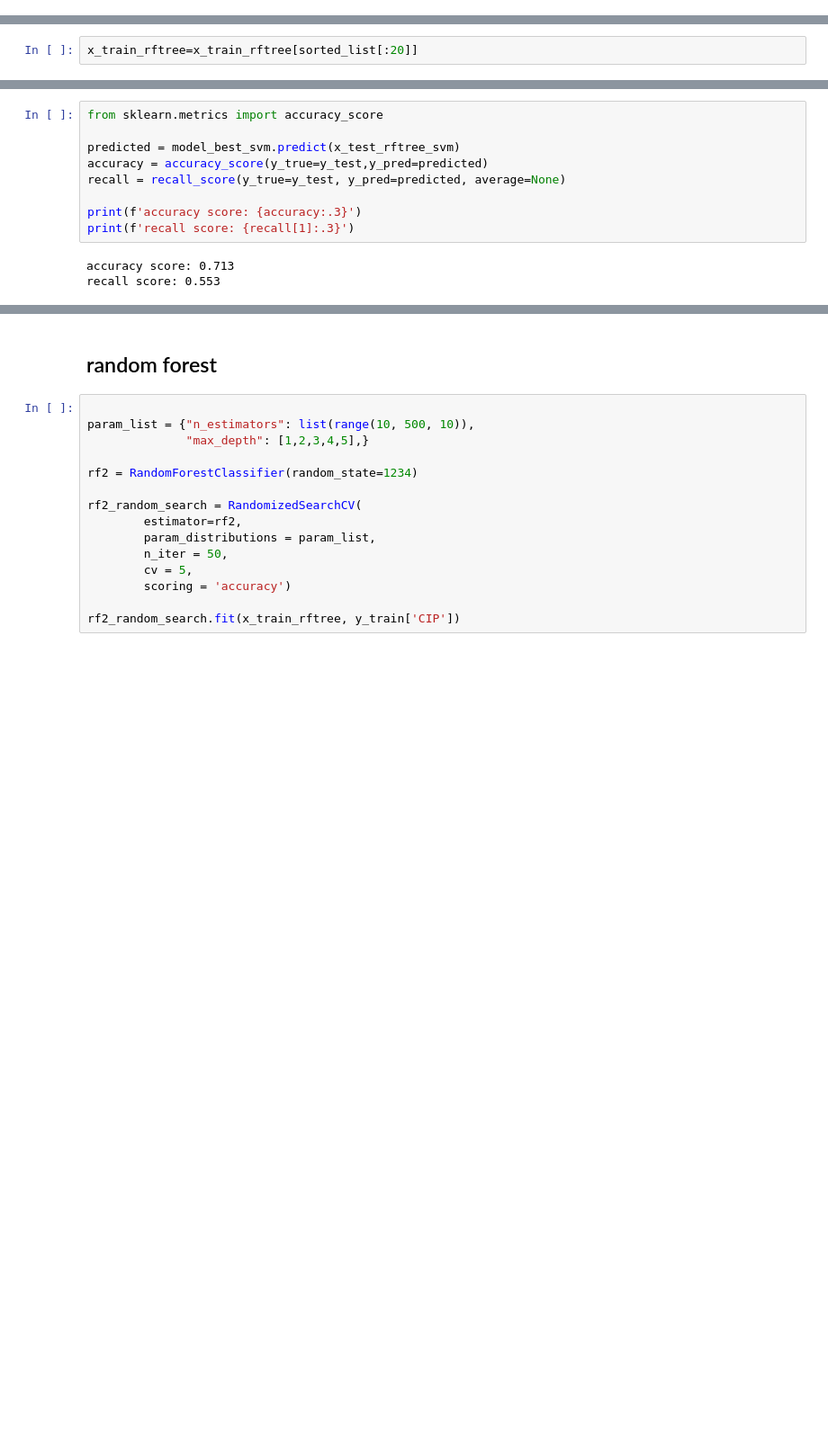
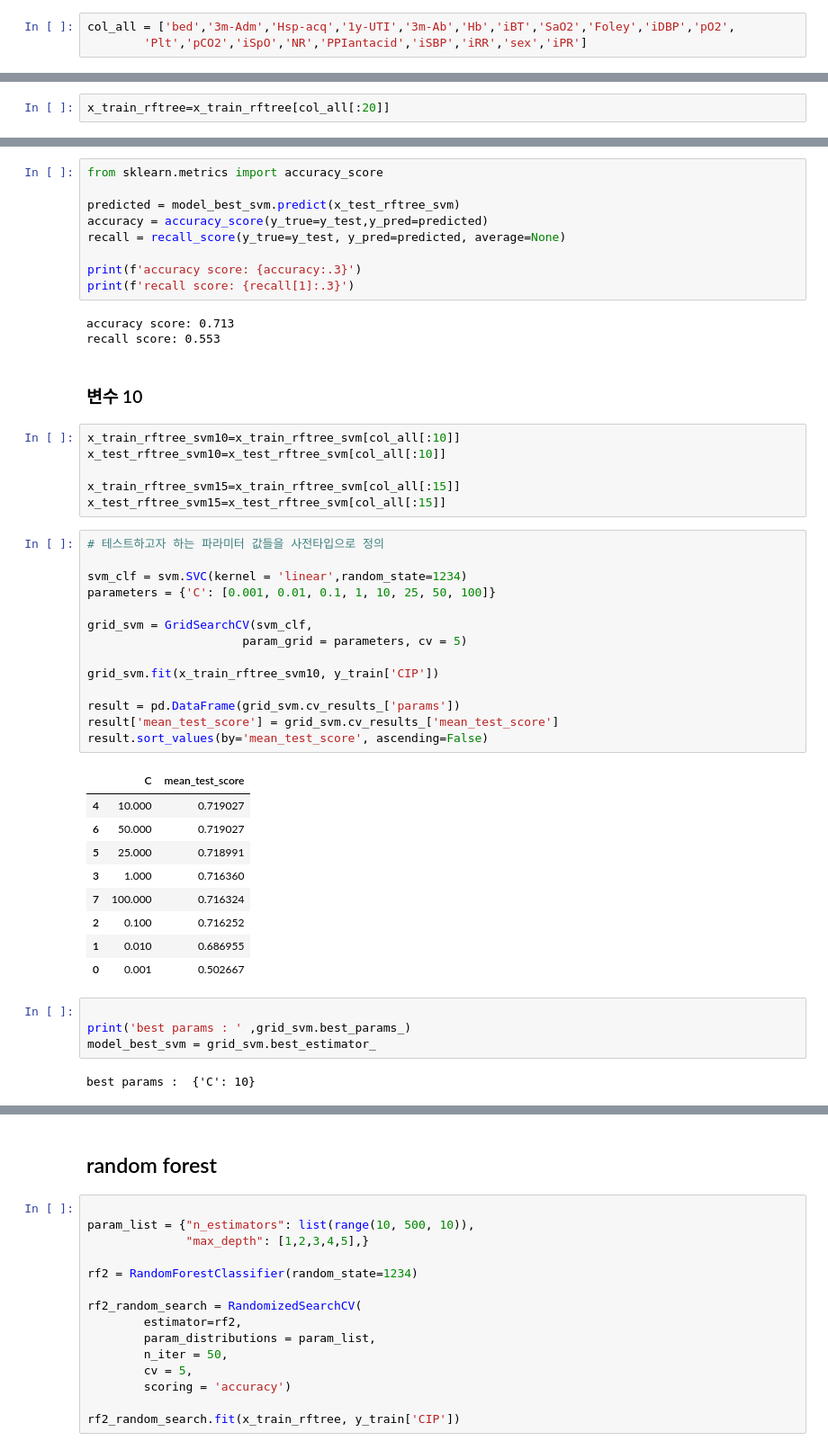
Before and after one commit to bub3690/22-1_multivariate, a Jupyter notebook: final_project/Classification-rftree-pre.ipynb, the cells around one changed output, grey strips where cells are left out. Shown at 90% size. Cells and saved outputs as stored; diff of their text form; blank space fills up the shorter version.

```diff
--- a/final_project/Classification-rftree-pre.ipynb
+++ b/final_project/Classification-rftree-pre.ipynb
@@ -326,6 +342,9 @@ shap.plots.bar(shap_values_bar[:,:,1],max_display=20)
 
 
 5,10,15,20 증가시켜서 실험해본다.
+# %%
+col_all = ['bed','3m-Adm','Hsp-acq','1y-UTI','3m-Ab','Hb','iBT','SaO2','Foley','iDBP','pO2',
+        'Plt','pCO2','iSpO','NR','PPIantacid','iSBP','iRR','sex','iPR']
 # %%
 #기초 전처리 데이터 출력
 x_train_rftree = x_train.copy()
@@ -354,5 +373,5 @@ sorted_list[:20]
  'sex',
  'iPR']
 # %%
-x_train_rftree=x_train_rftree[sorted_list[:20]]
+x_train_rftree=x_train_rftree[col_all[:20]]
 # %%
@@ -727,3 +806,41 @@ print(f'recall score: {recall[1]:.3}')
 # %% [output]
 accuracy score: 0.713
 recall score: 0.553
+# %% [markdown]
+### 변수 10
+# %%
+x_train_rftree_svm10=x_train_rftree_svm[col_all[:10]]
+x_test_rftree_svm10=x_test_rftree_svm[col_all[:10]]
+
+x_train_rftree_svm15=x_train_rftree_svm[col_all[:15]]
+x_test_rftree_svm15=x_test_rftree_svm[col_all[:15]]
+# %%
+# 테스트하고자 하는 파라미터 값들을 사전타입으로 정의
+
+svm_clf = svm.SVC(kernel = 'linear',random_state=1234)
+parameters = {'C': [0.001, 0.01, 0.1, 1, 10, 25, 50, 100]}
+
+grid_svm = GridSearchCV(svm_clf,
+                      param_grid = parameters, cv = 5)
+
+grid_svm.fit(x_train_rftree_svm10, y_train['CIP'])
+
+result = pd.DataFrame(grid_svm.cv_results_['params'])
+result['mean_test_score'] = grid_svm.cv_results_['mean_test_score']
+result.sort_values(by='mean_test_score', ascending=False)
+# %% [output]
+|  | C | mean_test_score |
+| 4 | 10.000 | 0.719027 |
+| 6 | 50.000 | 0.719027 |
+| 5 | 25.000 | 0.718991 |
+| 3 | 1.000 | 0.716360 |
+| 7 | 100.000 | 0.716324 |
+| 2 | 0.100 | 0.716252 |
+| 1 | 0.010 | 0.686955 |
+| 0 | 0.001 | 0.502667 |
+# %%
+
+print('best params : ' ,grid_svm.best_params_)
+model_best_svm = grid_svm.best_estimator_
+# %% [output]
+best params :  {'C': 10}
```
Also changed, not shown: parts of 26 cells of this notebook, 3 other files.
